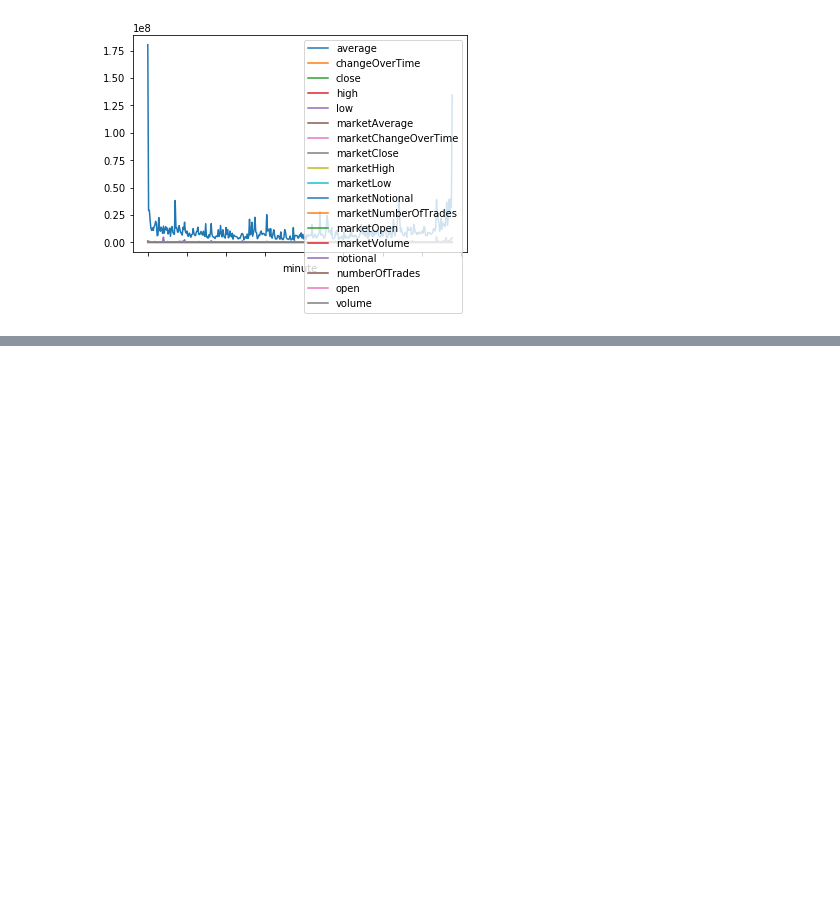
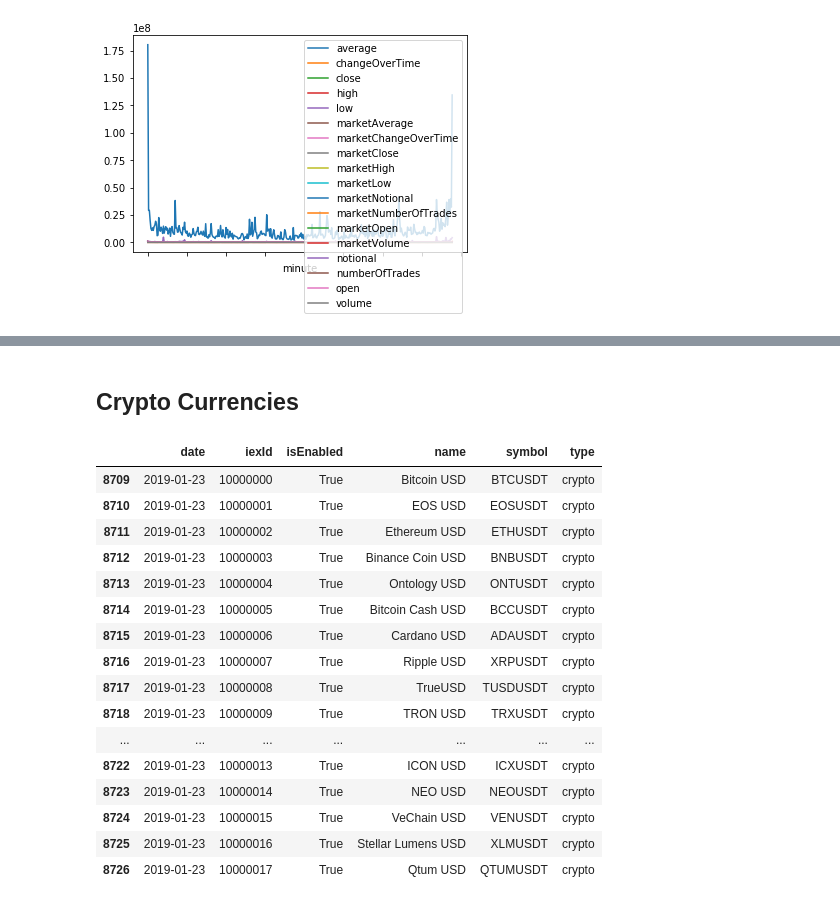
Before and after one commit to bormanjo/markets-monitor, a Jupyter notebook: iex-data-feed.ipynb, the cells around one changed output, grey strips where cells are left out. Saved outputs shown, nothing was run; the diff lists cells and outputs as text; code cells hidden in the pictures; blank space fills up the shorter version.

```diff
--- a/iex-data-feed.ipynb
+++ b/iex-data-feed.ipynb
@@ -40,0 +91,6 @@ plt.show()
+# %%
+import pandas as pd
+
+symbols = iex.get_available_symbols()
+df = pd.DataFrame(data=symbols)
+df.head()
@@ -40,0 +134,23 @@ plt.show()
+# %% [markdown]
+## Crypto Currencies
+# %%
+fltr = df["type"] == "crypto"
+df.loc[fltr, :]
+# %% [output]
+|  | date | iexId | isEnabled | name | symbol | type |
+| 8709 | 2019-01-23 | 10000000 | True | Bitcoin USD | BTCUSDT | crypto |
+| 8710 | 2019-01-23 | 10000001 | True | EOS USD | EOSUSDT | crypto |
+| 8711 | 2019-01-23 | 10000002 | True | Ethereum USD | ETHUSDT | crypto |
+| 8712 | 2019-01-23 | 10000003 | True | Binance Coin USD | BNBUSDT | crypto |
+| 8713 | 2019-01-23 | 10000004 | True | Ontology USD | ONTUSDT | crypto |
+| 8714 | 2019-01-23 | 10000005 | True | Bitcoin Cash USD | BCCUSDT | crypto |
+| 8715 | 2019-01-23 | 10000006 | True | Cardano USD | ADAUSDT | crypto |
+| 8716 | 2019-01-23 | 10000007 | True | Ripple USD | XRPUSDT | crypto |
+| 8717 | 2019-01-23 | 10000008 | True | TrueUSD | TUSDUSDT | crypto |
+| 8718 | 2019-01-23 | 10000009 | True | TRON USD | TRXUSDT | crypto |
+| ... | ... | ... | ... | ... | ... | ... |
+| 8722 | 2019-01-23 | 10000013 | True | ICON USD | ICXUSDT | crypto |
+| 8723 | 2019-01-23 | 10000014 | True | NEO USD | NEOUSDT | crypto |
+| 8724 | 2019-01-23 | 10000015 | True | VeChain USD | VENUSDT | crypto |
+| 8725 | 2019-01-23 | 10000016 | True | Stellar Lumens USD | XLMUSDT | crypto |
+| 8726 | 2019-01-23 | 10000017 | True | Qtum USD | QTUMUSDT | crypto |
```
Also changed, not shown: parts of 19 cells of this notebook, 15 other files.
